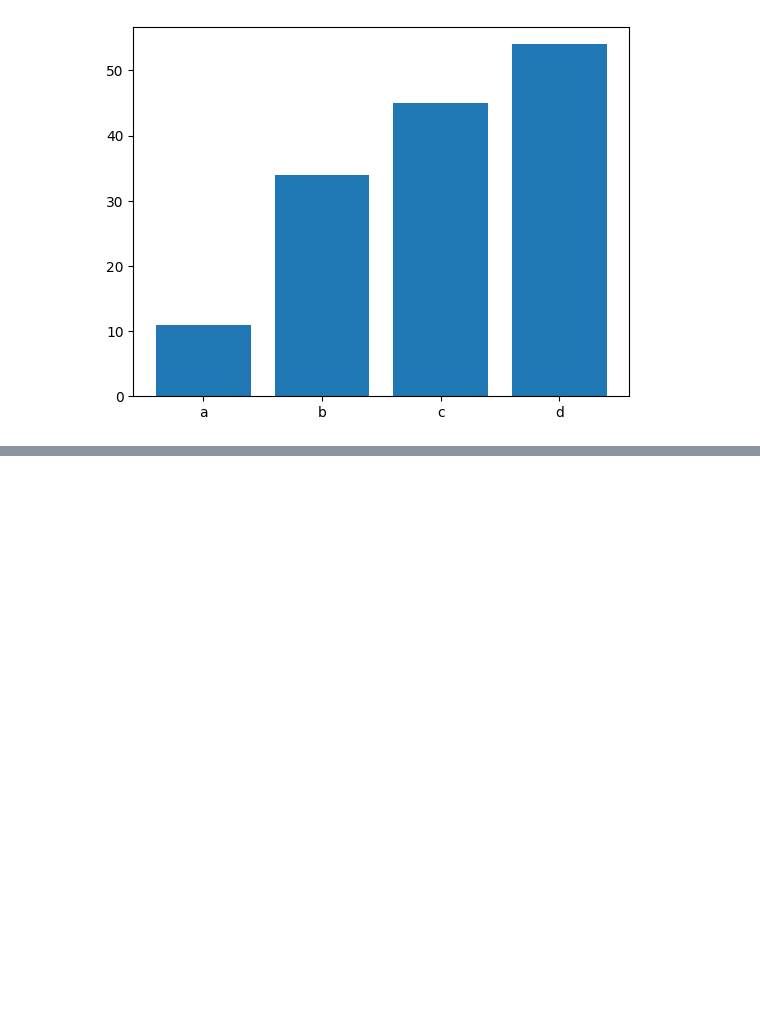
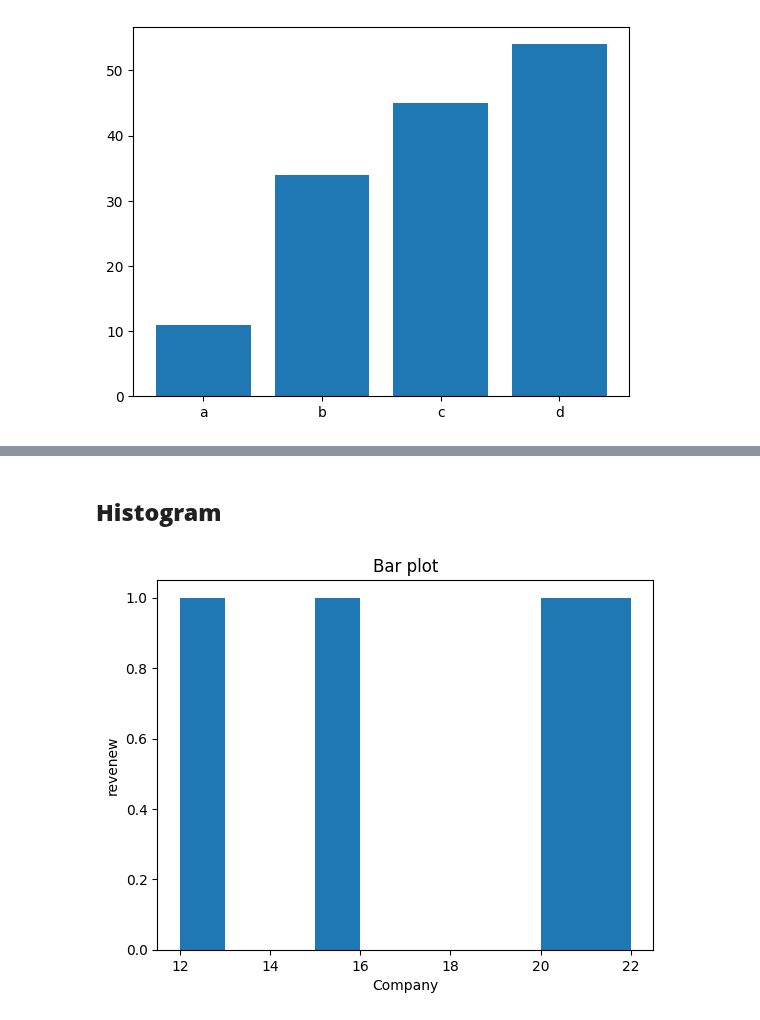
Before and after one commit to shuvadippal08/all_tasks_python, a Jupyter notebook: Matplotlib.ipynb, the cells around one changed output, grey strips where cells are left out. Drawn from its saved outputs; the diff is of its cells as text; code cells hidden in the pictures; blank space fills up the shorter version.

```diff
--- a/Matplotlib.ipynb
+++ b/Matplotlib.ipynb
@@ -245,0 +266,12 @@ plt.bar(company,revenew)
+# %% [markdown]
+## **Histogram**
+# %%
+company = [12,15,20,22]
+revenew = [11,34,45,54]
+plt.hist(company)
+plt.title("Bar plot")
+plt.xlabel("Company")
+plt.ylabel("revenew")
+plt.show()
+# %% [output]
+[figure, added]
```
Also changed, not shown: parts of 23 cells of this notebook, 12 other files.
